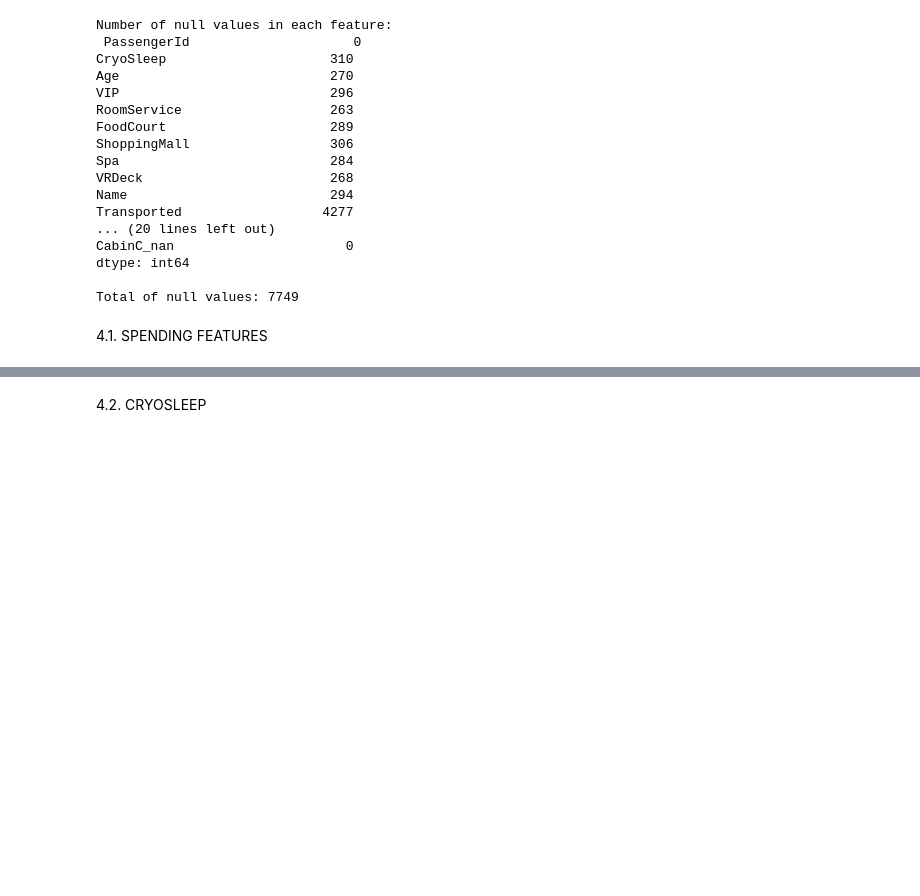
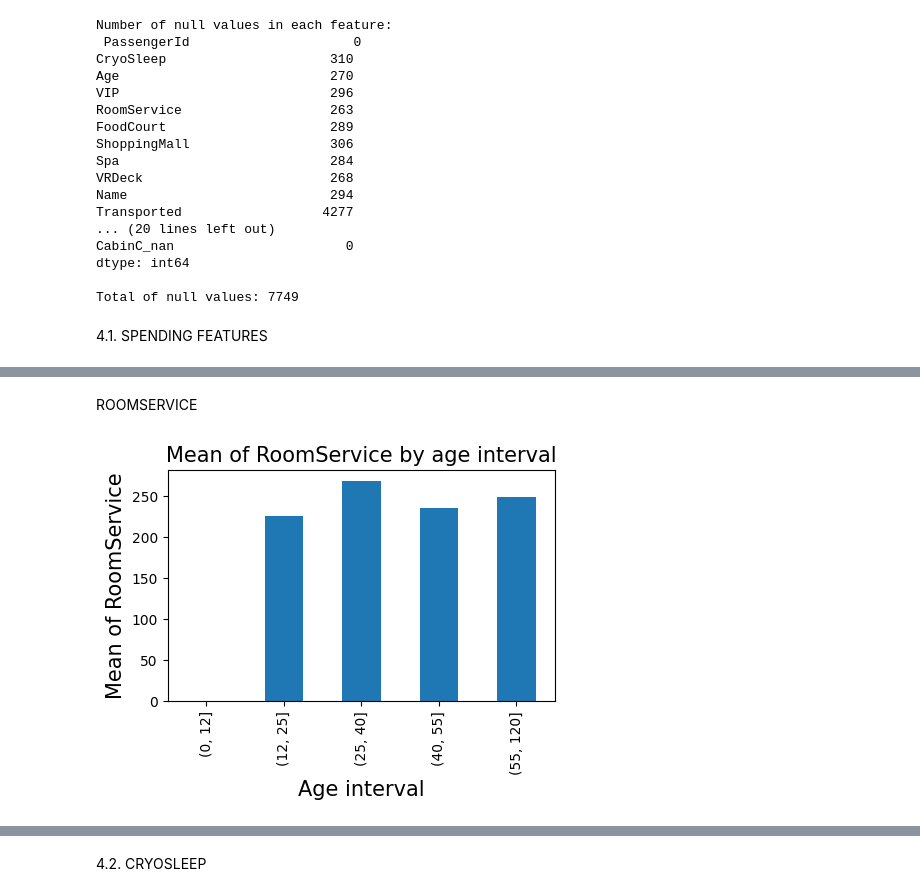
Before and after one commit to JMViJi/Spaceship-Titanic-Kaggle-Competition, a Jupyter notebook: spaceship-titanic.ipynb, the cells around one changed output, grey strips where cells are left out. Cells and saved outputs as stored; diff of their text form; code cells hidden in the pictures; blank space fills up the shorter version.

```diff
--- a/spaceship-titanic.ipynb
+++ b/spaceship-titanic.ipynb
@@ -411,0 +445,19 @@ Total of null values: 7151
+# %% [markdown]
+ROOMSERVICE
+# %%
+mean_RoomService= X_train.groupby('age_interval')['RoomService'].mean()
+
+# Bar chart of mean_FoodCourt by age_interval
+mean_RoomService.plot(kind='bar', figsize=(5,3))
+Title = plt.title('Mean of RoomService by age interval', fontsize=15)
+plt.xlabel('Age interval', fontsize=15)
+plt.ylabel('Mean of RoomService', fontsize=15)
+
+# Praticamente tienen el mismo valor medio
+X_train['RoomService'] = X_train['RoomService'].fillna(X_train['Age'].apply(
+    lambda x: mean_FoodCourt.iloc[0] if x <= 12 else
+    mean_FoodCourt.iloc[1] if x <= 25 else
+    mean_FoodCourt.iloc[2] if x <= 40 else
+    mean_FoodCourt.iloc[3] if x <= 55 else mean_FoodCourt.iloc[4]))
+# %% [output]
+[figure, added]
```
Also changed, not shown: parts of 32 cells of this notebook, 1 other file.
